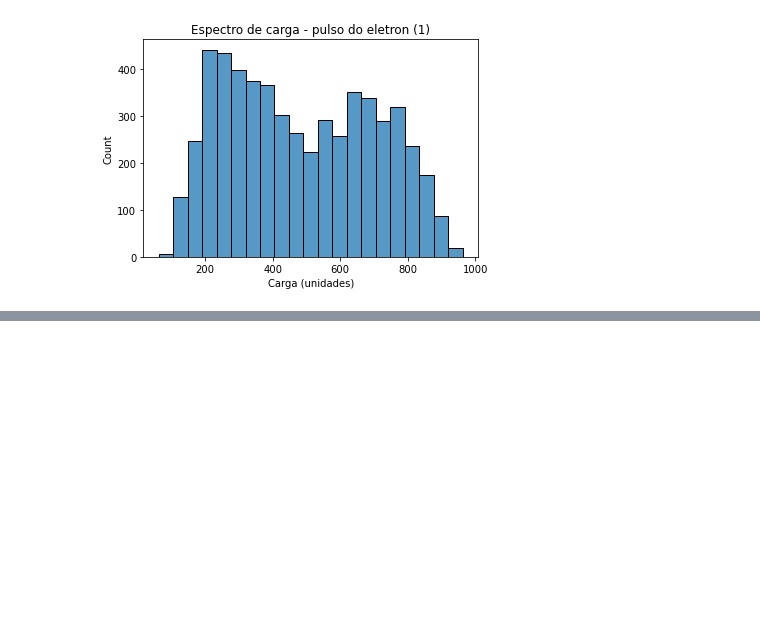
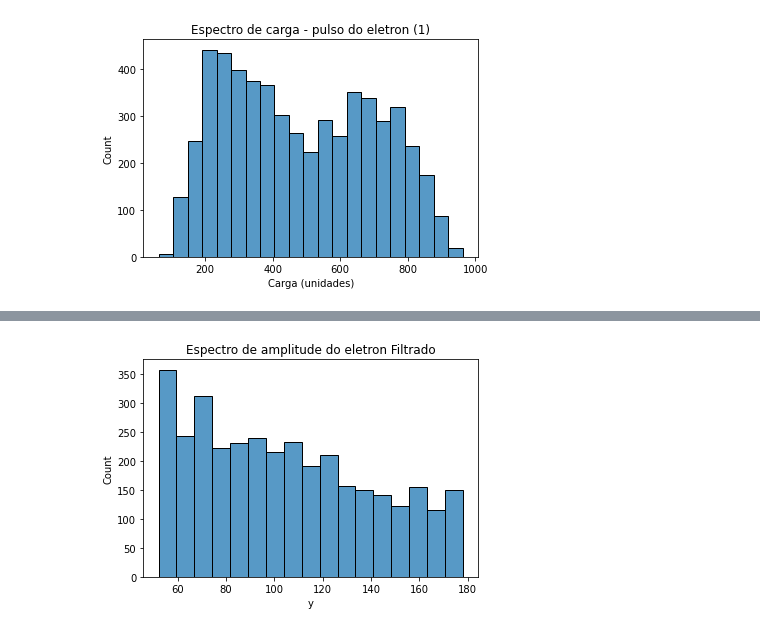
Before and after one commit to afauth/mudecay, a Jupyter notebook: espectro-carga-e-pico_v03.ipynb, the cells around one changed output, grey strips where cells are left out. Saved outputs shown, nothing was run; the diff lists cells and outputs as text; code cells hidden in the pictures; blank space fills up the shorter version.

```diff
--- a/espectro-carga-e-pico_v03.ipynb
+++ b/espectro-carga-e-pico_v03.ipynb
@@ -328,0 +212,6 @@ Trabalhar no código para o plot filtrando fora os eventos saturados
+# %%
+sns.histplot( -1*peaks_xy_1_filt['y'].round() )
+plt.title('Espectro de amplitude do eletron Filtrado')
+plt.savefig("images/espectro_amplitude_1_filtrado.png", dpi = 150)
+# %% [output]
+[figure, added]
```
Also changed, not shown: parts of 64 cells of this notebook, 10 other files.
